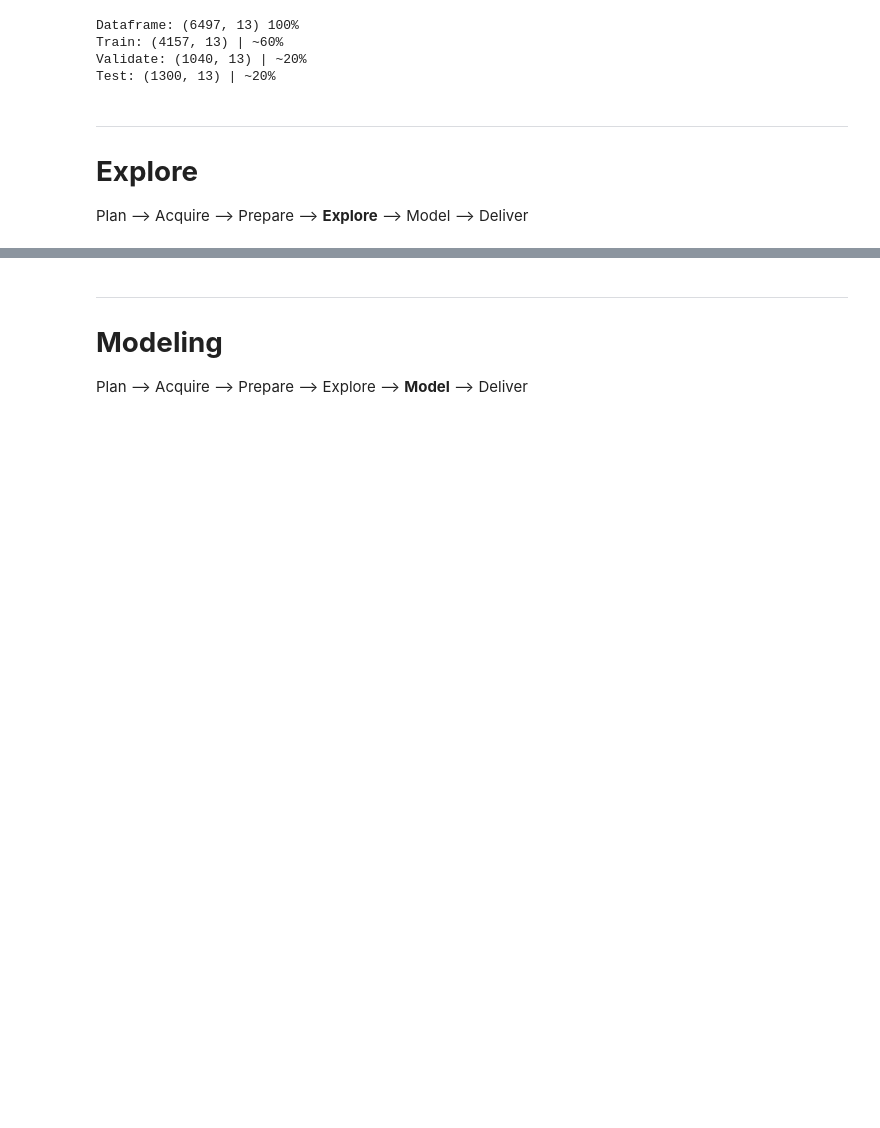
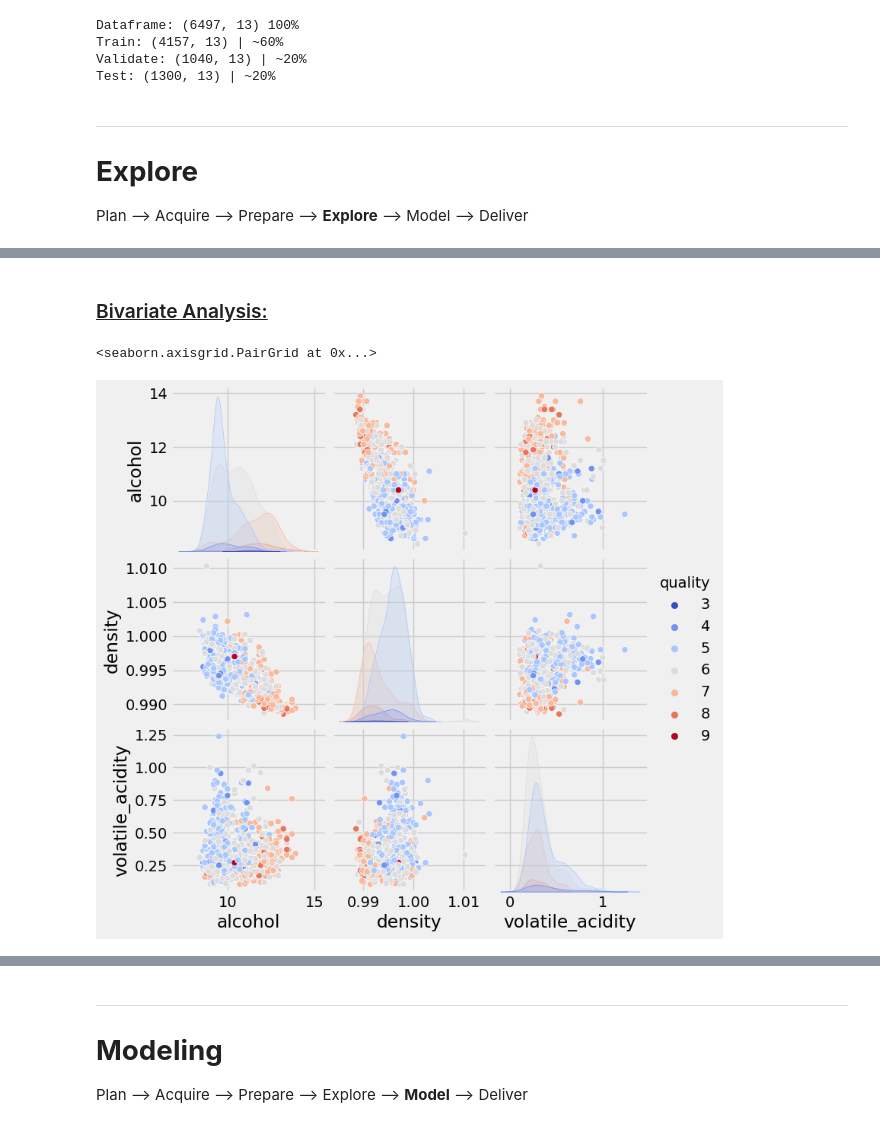
Before and after one commit to jeremiah-toribio/wine-clusters, a Jupyter notebook: Wine_Notebook.ipynb, the cells around one changed output, grey strips where cells are left out. Saved outputs shown, nothing was run; the diff lists cells and outputs as text; code cells hidden in the pictures; blank space fills up the shorter version.

```diff
--- a/Wine_Notebook.ipynb
+++ b/Wine_Notebook.ipynb
@@ -49,8 +45,8 @@ df = pd.concat([white_df, red_df], axis=0, ignore_index=True)
 
 # **Prepare**
 # %%
-# Splitting data
-train, validate, test = w.splitter(df)
+# split into train, validate, test
+train, validate, test = wr.splitter(df, stratify='quality')
 # %% [output]
 Dataframe: (6497, 13) 100%
 Train: (4157, 13) | ~60%
@@ -63,3 +55,9 @@ Test: (1300, 13) | ~20%
+# %%
+# Scale
+train_scaled_added, validate_scaled_added, test_scaled_added = wr.QuickScale(train, validate, test, linear=True, scaler='Standard', exclude_cols= ['is_red', 'quality'])
+# %%
+# get dataframes with scaled and unscaled
+train, train_scaled, validate, validate_scaled, test, test_scaled = wr.retrieve_dataframes(train_scaled_added, validate_scaled_added, test_scaled_added)
 # %% [markdown]
 <hr style="border:2px solid black">
 
@@ -67,0 +94,8 @@ Plan --> Acquire --> Prepare --> **Explore** --> Model --> Deliver
+# %% [markdown]
+### <u>Bivariate Analysis:</u>
+# %%
+plot_list = ['quality', 'alcohol', 'density', 'volatile_acidity']
+sns.pairplot(data=train[plot_list].sample(1000), hue='quality', palette='coolwarm')
+# %% [output]
+<seaborn.axisgrid.PairGrid at 0x...>
+[figure, added]
```
Also changed, not shown: parts of 52 cells of this notebook.
